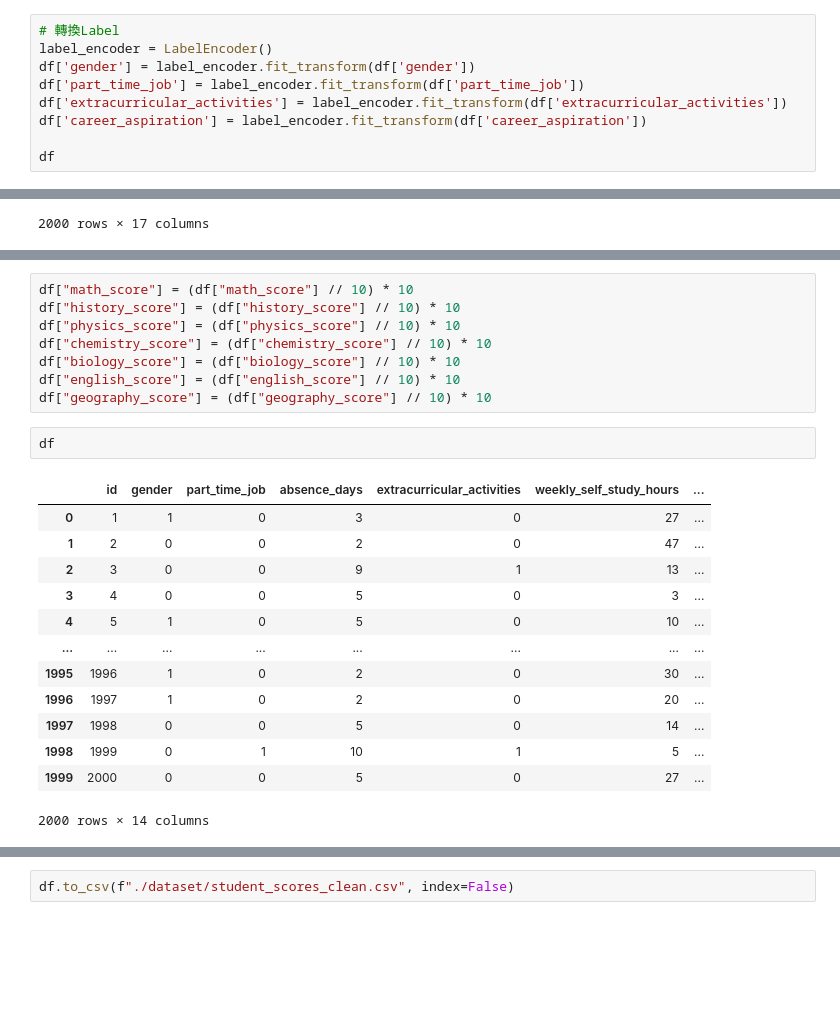
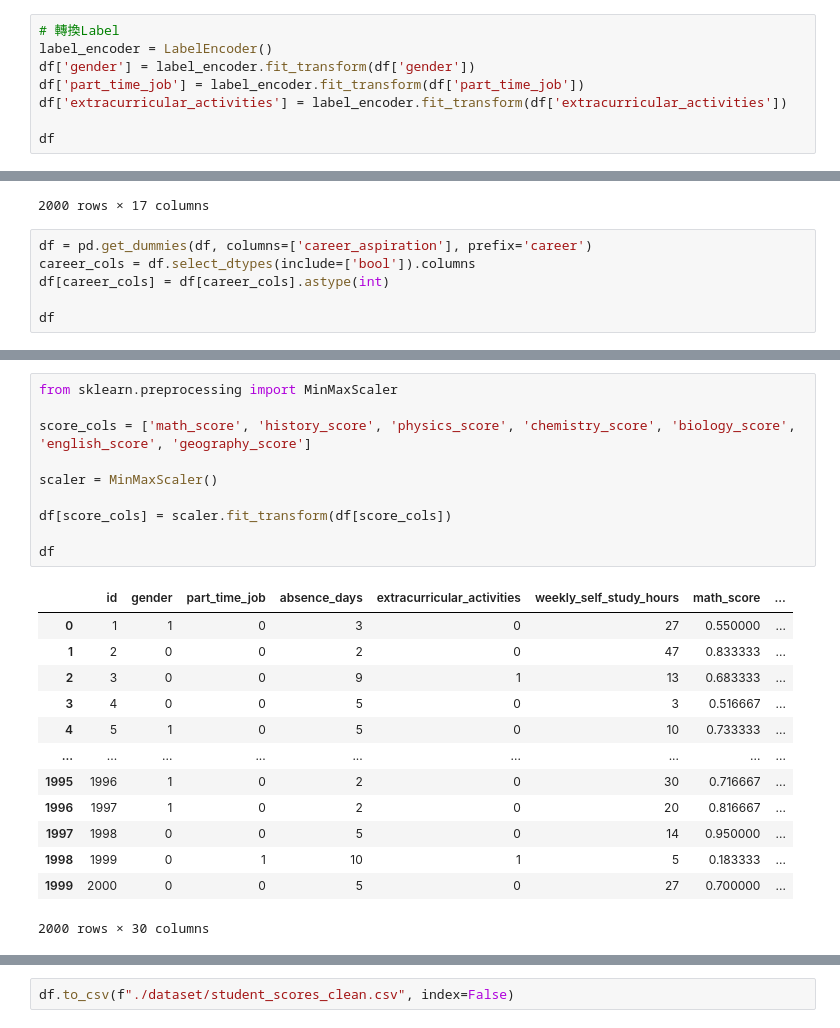
Before and after one commit to Zixun55/Data_Science, a Jupyter notebook: data_clean.ipynb, the cells around one changed output, grey strips where cells are left out. Saved outputs shown, nothing was run; the diff lists cells and outputs as text; blank space fills up the shorter version.

Commit message:
Normalized features using MinMaxScaler

```diff
--- a/data_clean.ipynb
+++ b/data_clean.ipynb
@@ -12,7 +12,6 @@ label_encoder = LabelEncoder()
 df['gender'] = label_encoder.fit_transform(df['gender'])
 df['part_time_job'] = label_encoder.fit_transform(df['part_time_job'])
 df['extracurricular_activities'] = label_encoder.fit_transform(df['extracurricular_activities'])
-df['career_aspiration'] = label_encoder.fit_transform(df['career_aspiration'])
 
 df
 # %% [output]
@@ -29,3 +28,9 @@ df
 | 1998 | 1999 | Brittany | Compton | brittany.compton.1999@gslingacade... | 0 | 1 | 10 | 1 | ... |
 | 1999 | 2000 | Natalie | Smith | natalie.smith.2000@gslingacademy.com | 0 | 0 | 5 | 0 | ... |
 2000 rows × 17 columns
+# %%
+df = pd.get_dummies(df, columns=['career_aspiration'], prefix='career')
+career_cols = df.select_dtypes(include=['bool']).columns
+df[career_cols] = df[career_cols].astype(int)
+
+df
@@ -36,24 +71,24 @@ df.drop("email", axis=1, inplace=True)
-# %%
-df["math_score"] = (df["math_score"] // 10) * 10
-df["history_score"] = (df["history_score"] // 10) * 10
-df["physics_score"] = (df["physics_score"] // 10) * 10
-df["chemistry_score"] = (df["chemistry_score"] // 10) * 10
-df["biology_score"] = (df["biology_score"] // 10) * 10
-df["english_score"] = (df["english_score"] // 10) * 10
-df["geography_score"] = (df["geography_score"] // 10) * 10
-# %%
-df
-# %% [output]
-|  | id | gender | part_time_job | absence_days | extracurricular_activities | weekly_self_study_hours | ... |
-| 0 | 1 | 1 | 0 | 3 | 0 | 27 | ... |
-| 1 | 2 | 0 | 0 | 2 | 0 | 47 | ... |
-| 2 | 3 | 0 | 0 | 9 | 1 | 13 | ... |
-| 3 | 4 | 0 | 0 | 5 | 0 | 3 | ... |
-| 4 | 5 | 1 | 0 | 5 | 0 | 10 | ... |
-| ... | ... | ... | ... | ... | ... | ... | ... |
-| 1995 | 1996 | 1 | 0 | 2 | 0 | 30 | ... |
-| 1996 | 1997 | 1 | 0 | 2 | 0 | 20 | ... |
-| 1997 | 1998 | 0 | 0 | 5 | 0 | 14 | ... |
-| 1998 | 1999 | 0 | 1 | 10 | 1 | 5 | ... |
-| 1999 | 2000 | 0 | 0 | 5 | 0 | 27 | ... |
-2000 rows × 14 columns
+# %%
+from sklearn.preprocessing import MinMaxScaler
+
+score_cols = ['math_score', 'history_score', 'physics_score', 'chemistry_score', 'biology_score', 'english_score', 'geography_score']
+
+scaler = MinMaxScaler()
+
+df[score_cols] = scaler.fit_transform(df[score_cols])
+
+df
+# %% [output]
+|  | id | gender | part_time_job | absence_days | extracurricular_activities | weekly_self_study_hours | math_score | ... |
+| 0 | 1 | 1 | 0 | 3 | 0 | 27 | 0.550000 | ... |
+| 1 | 2 | 0 | 0 | 2 | 0 | 47 | 0.833333 | ... |
+| 2 | 3 | 0 | 0 | 9 | 1 | 13 | 0.683333 | ... |
+| 3 | 4 | 0 | 0 | 5 | 0 | 3 | 0.516667 | ... |
+| 4 | 5 | 1 | 0 | 5 | 0 | 10 | 0.733333 | ... |
+| ... | ... | ... | ... | ... | ... | ... | ... | ... |
+| 1995 | 1996 | 1 | 0 | 2 | 0 | 30 | 0.716667 | ... |
+| 1996 | 1997 | 1 | 0 | 2 | 0 | 20 | 0.816667 | ... |
+| 1997 | 1998 | 0 | 0 | 5 | 0 | 14 | 0.950000 | ... |
+| 1998 | 1999 | 0 | 1 | 10 | 1 | 5 | 0.183333 | ... |
+| 1999 | 2000 | 0 | 0 | 5 | 0 | 27 | 0.700000 | ... |
+2000 rows × 30 columns
```
Also changed, not shown: parts of 4 cells of this notebook.
